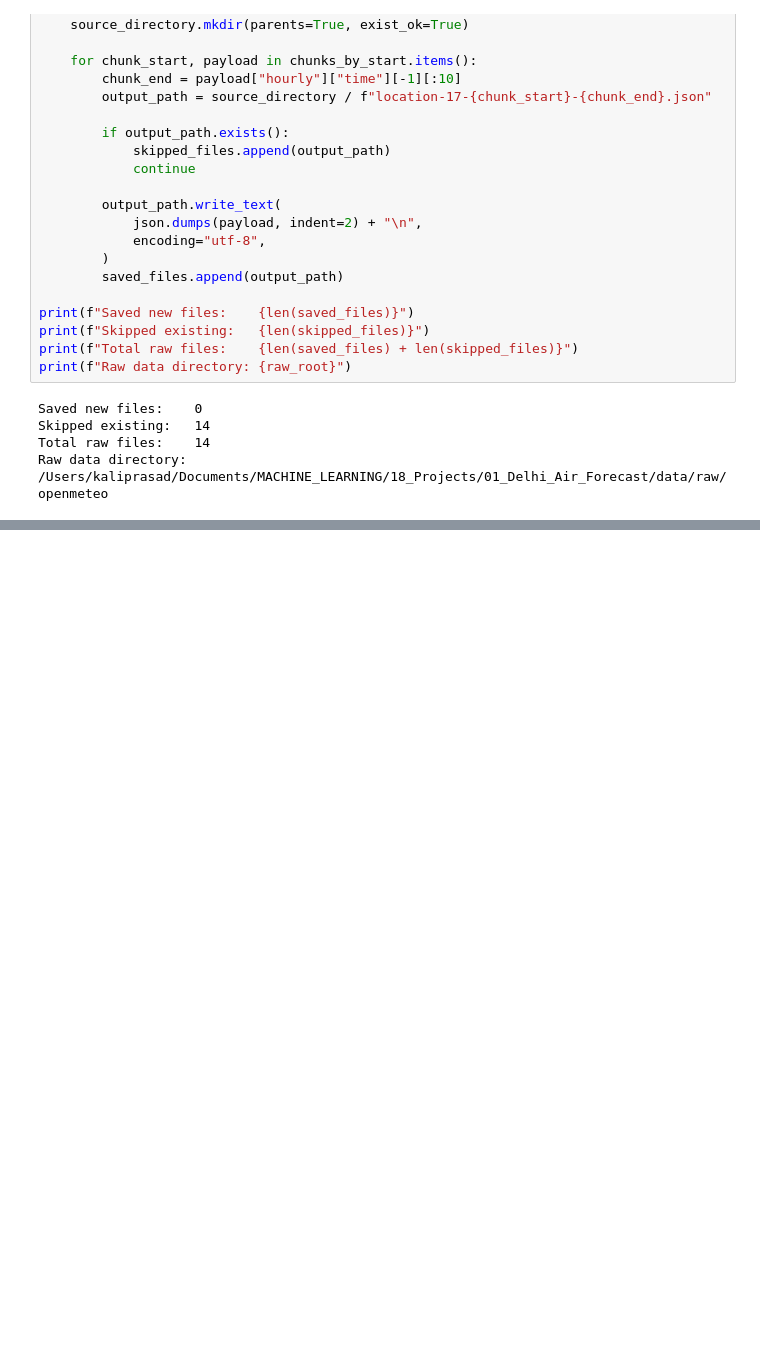
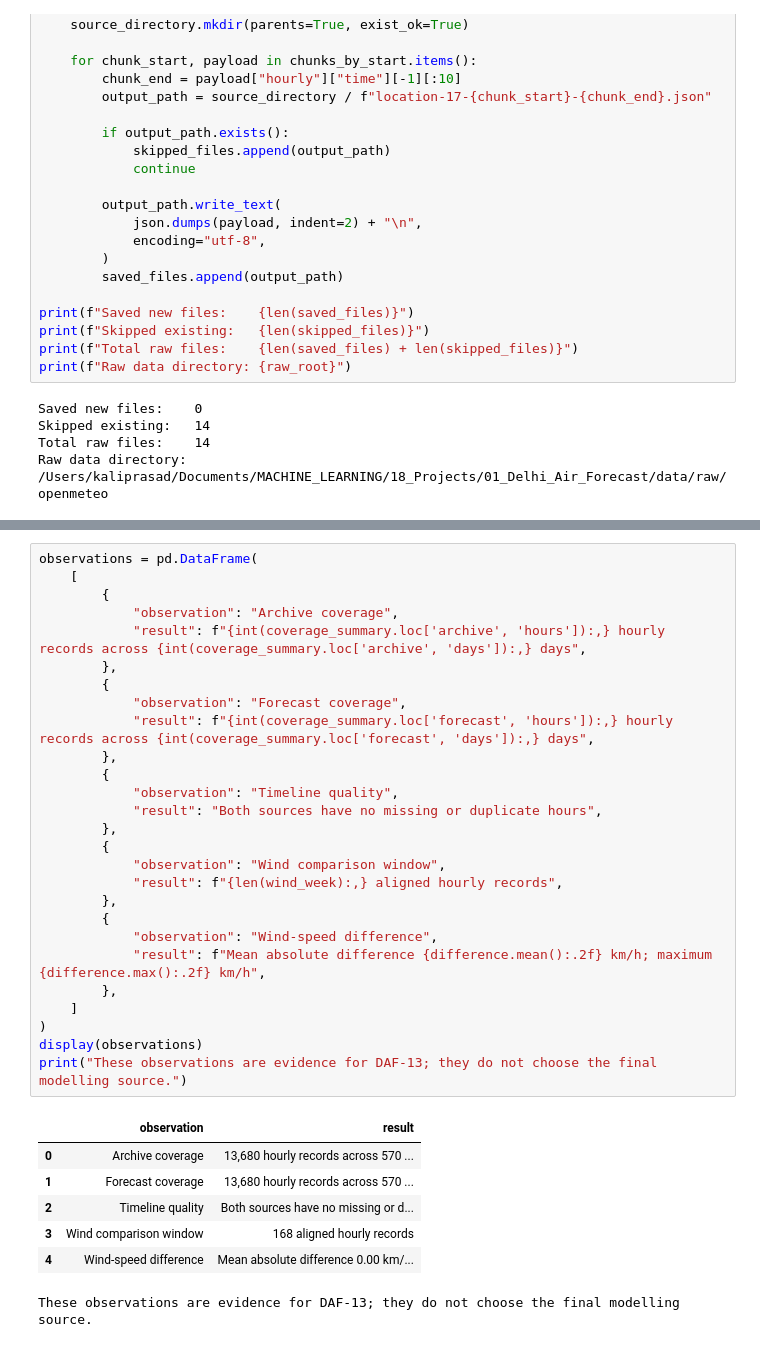
Before and after one commit to coderkali/machine_learning, a Jupyter notebook: 18_Projects/01_Delhi_Air_Forecast/notebooks/12_weather_history.ipynb, the cells around one changed output, grey strips where cells are left out. Cells and saved outputs as stored; diff of their text form; blank space fills up the shorter version.

```diff
--- a/18_Projects/01_Delhi_Air_Forecast/notebooks/12_weather_history.ipynb
+++ b/18_Projects/01_Delhi_Air_Forecast/notebooks/12_weather_history.ipynb
@@ -693,0 +1063,35 @@ Raw data directory: /Users/kaliprasad/Documents/MACHINE_LEARNING/18_Projects/01_
+# %%
+observations = pd.DataFrame(
+    [
+        {
+            "observation": "Archive coverage",
+            "result": f"{int(coverage_summary.loc['archive', 'hours']):,} hourly records across {int(coverage_summary.loc['archive', 'days']):,} days",
+        },
+        {
+            "observation": "Forecast coverage",
+            "result": f"{int(coverage_summary.loc['forecast', 'hours']):,} hourly records across {int(coverage_summary.loc['forecast', 'days']):,} days",
+        },
+        {
+            "observation": "Timeline quality",
+            "result": "Both sources have no missing or duplicate hours",
+        },
+        {
+            "observation": "Wind comparison window",
+            "result": f"{len(wind_week):,} aligned hourly records",
+        },
+        {
+            "observation": "Wind-speed difference",
+            "result": f"Mean absolute difference {difference.mean():.2f} km/h; maximum {difference.max():.2f} km/h",
+        },
+    ]
+)
+display(observations)
+print("These observations are evidence for DAF-13; they do not choose the final modelling source.")
+# %% [output]
+|  | observation | result |
+| 0 | Archive coverage | 13,680 hourly records across 570 ... |
+| 1 | Forecast coverage | 13,680 hourly records across 570 ... |
+| 2 | Timeline quality | Both sources have no missing or d... |
+| 3 | Wind comparison window | 168 aligned hourly records |
+| 4 | Wind-speed difference | Mean absolute difference 0.00 km/... |
+These observations are evidence for DAF-13; they do not choose the final modelling source.
```
Also changed, not shown: parts of 8 cells of this notebook, 7 other files.
